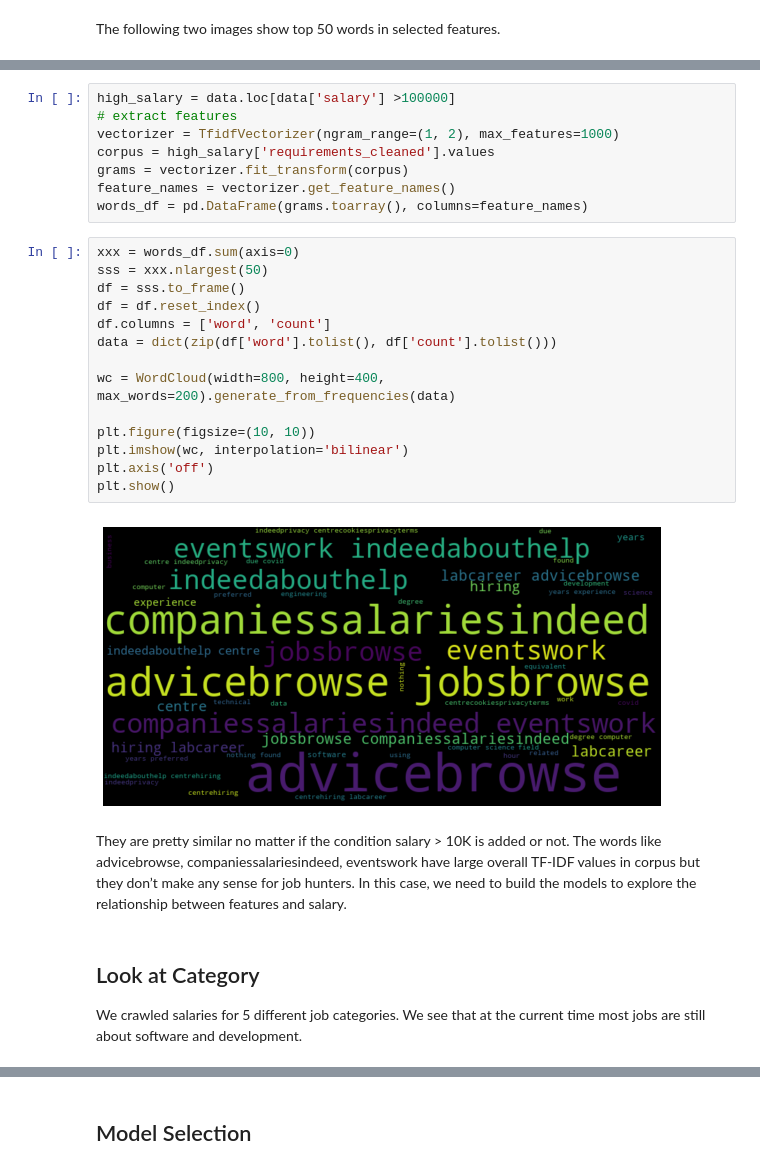
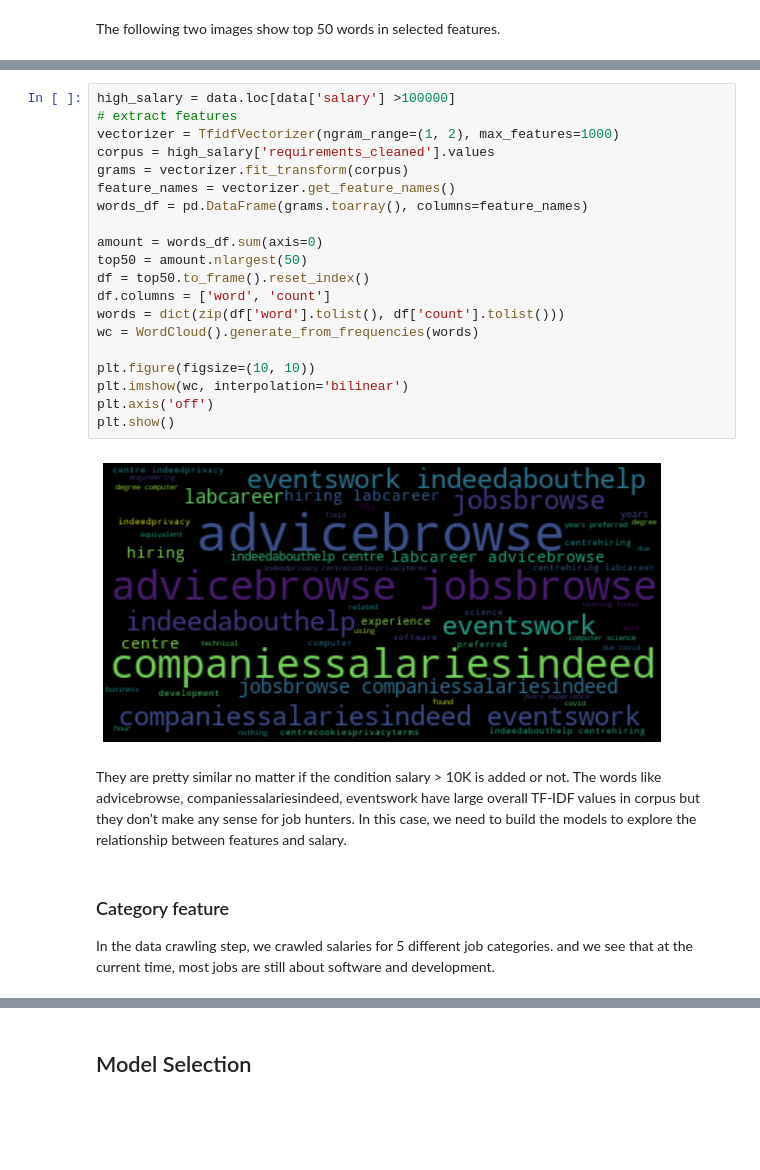
Before and after one commit to Hsieh-Cheng-Han/STA2453_Project1, a Jupyter notebook: report_notebook.ipynb, the cells around one changed output, grey strips where cells are left out. Saved outputs shown, nothing was run; the diff lists cells and outputs as text; blank space fills up the shorter version.

```diff
--- a/report_notebook.ipynb
+++ b/report_notebook.ipynb
@@ -147,29 +156,27 @@ plt.show()
 # %%
 high_salary = data.loc[data['salary'] >100000]
 # extract features
 vectorizer = TfidfVectorizer(ngram_range=(1, 2), max_features=1000)
 corpus = high_salary['requirements_cleaned'].values
 grams = vectorizer.fit_transform(corpus)
 feature_names = vectorizer.get_feature_names()
 words_df = pd.DataFrame(grams.toarray(), columns=feature_names)
+
+amount = words_df.sum(axis=0)
+top50 = amount.nlargest(50)
+df = top50.to_frame().reset_index()
+df.columns = ['word', 'count']
+words = dict(zip(df['word'].tolist(), df['count'].tolist()))
+wc = WordCloud().generate_from_frequencies(words)
+
+plt.figure(figsize=(10, 10))
+plt.imshow(wc, interpolation='bilinear')
+plt.axis('off')
+plt.show()
+# %% [output]
+[figure, added]
-# %%
-xxx = words_df.sum(axis=0)
-sss = xxx.nlargest(50)
-df = sss.to_frame()
-df = df.reset_index()
-df.columns = ['word', 'count']
-data = dict(zip(df['word'].tolist(), df['count'].tolist()))
-
-wc = WordCloud(width=800, height=400, max_words=200).generate_from_frequencies(data)
-
-plt.figure(figsize=(10, 10))
-plt.imshow(wc, interpolation='bilinear')
-plt.axis('off')
-plt.show()
-# %% [output]
-[figure, removed]
 # %% [markdown]
 They are pretty similar no matter if the condition salary > 10K is added or not. The words like advicebrowse, companiessalariesindeed, eventswork have large overall TF-IDF values in corpus but they don’t make any sense for job hunters. In this case, we need to build the models to explore the relationship between features and salary.
 # %% [markdown]
-## Look at Category
-We crawled salaries for 5 different job categories. We see that at the current time most jobs are still about software and development.
+### Category feature
+In the data crawling step, we crawled salaries for 5 different job categories. and we see that at the current time, most jobs are still about software and development.
```
Also changed, not shown: parts of 35 cells of this notebook.
